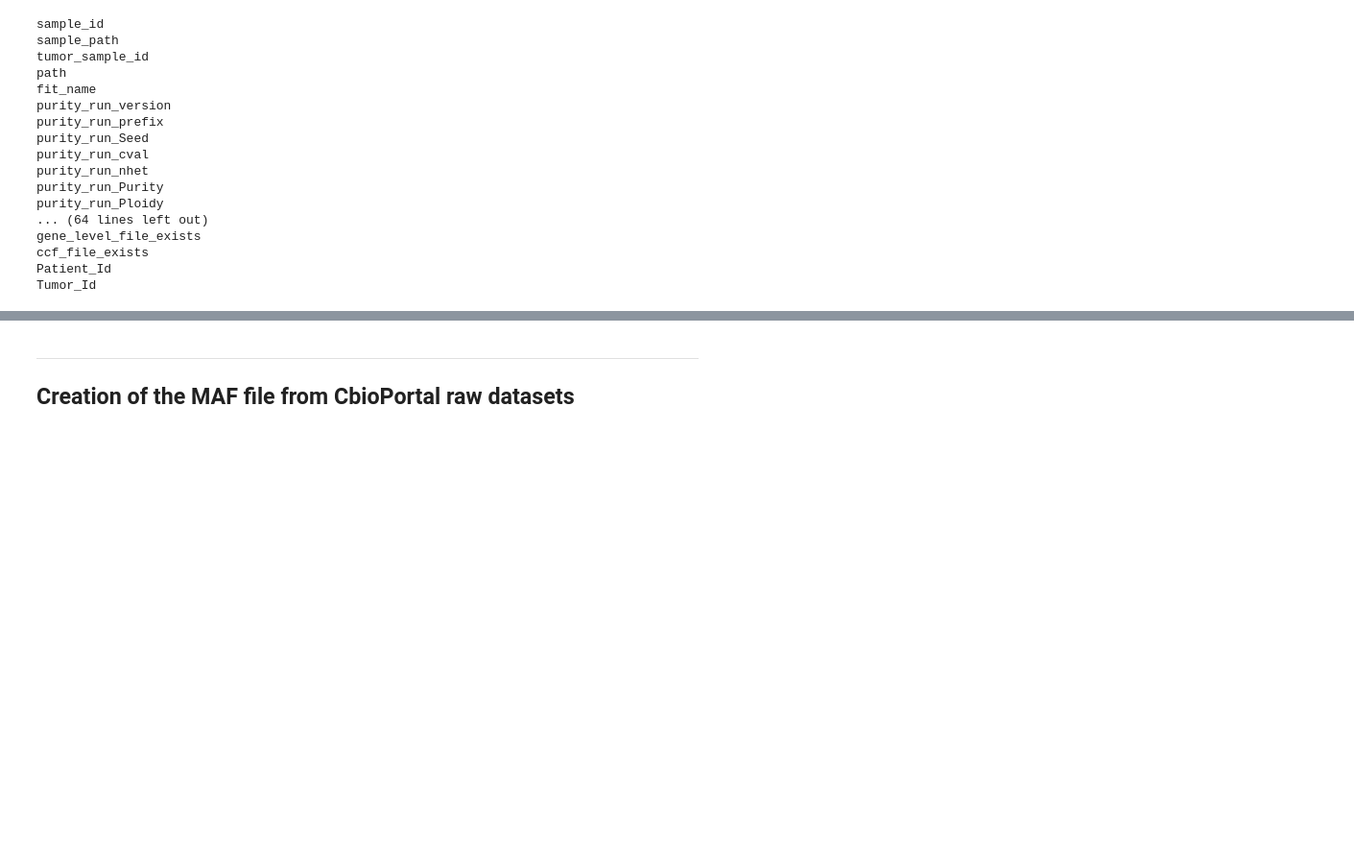
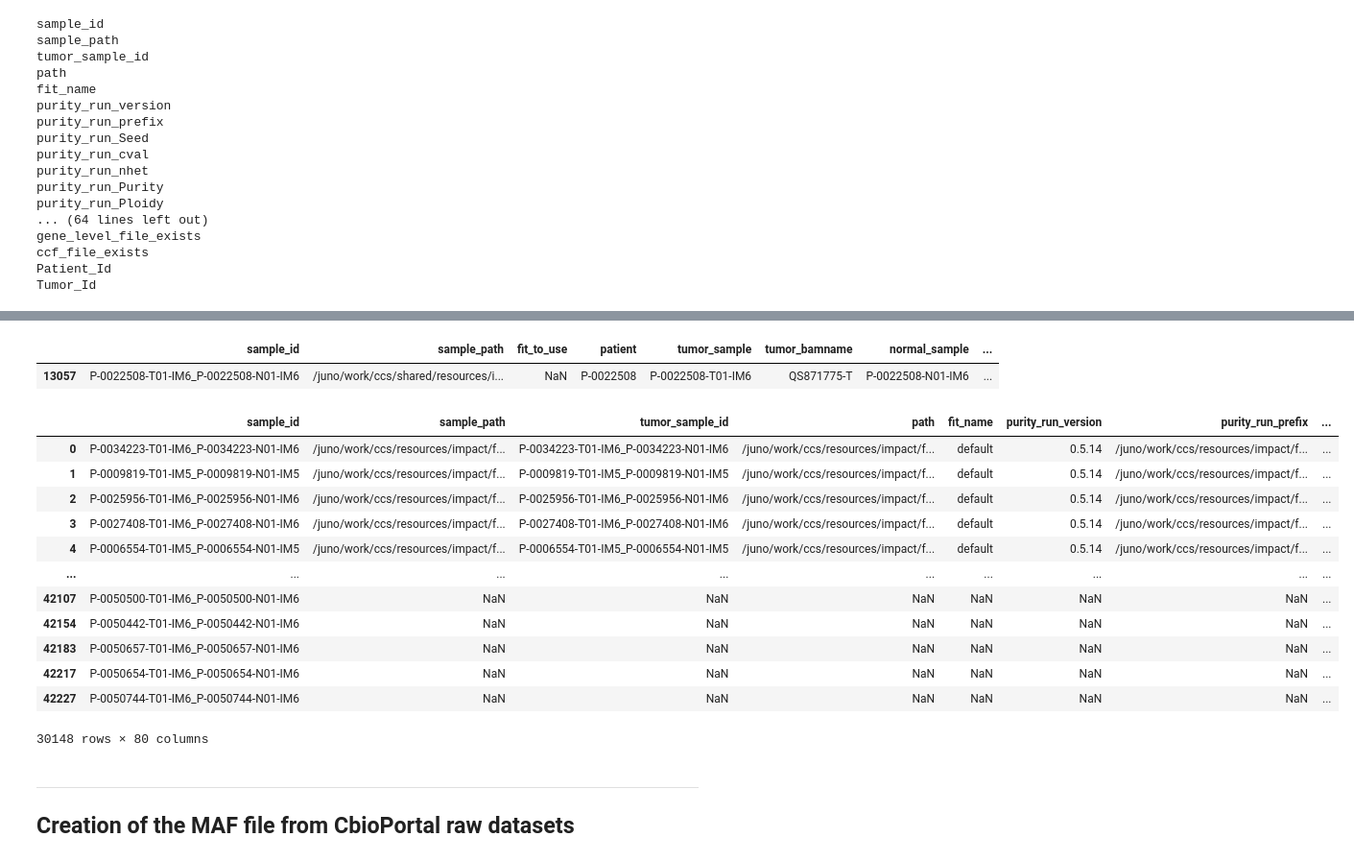
Before and after one commit to emilecohen/mskimpact_tp53_exploration, a Jupyter notebook: analysis/dataframe_generation/maf_cohort_creation.ipynb, the cells around one changed output, grey strips where cells are left out. Shown: that part at 96% size. Saved outputs shown, nothing was run; the diff lists cells and outputs as text; code cells hidden in the pictures; blank space fills up the shorter version.

```diff
--- a/analysis/dataframe_generation/maf_cohort_creation.ipynb
+++ b/analysis/dataframe_generation/maf_cohort_creation.ipynb
@@ -63,0 +72,4 @@ assert(len(cohort) == len(set(cohort.sample_id)))
+# %%
+maf_total_cohort = pd.read_csv(data_path + 'impact-facets-tp53/new_data_facets/msk_impact_facets_annotated.ccf.maf', sep='\t')
+total_cohort = pd.read_csv(data_path + 'impact-facets-tp53/new_data_facets/msk_impact_facets_annotated.cohort.txt', sep='\t')
+cohort_na_tp53 = maf_total_cohort[(maf_total_cohort.purity == 0.3)| (maf_total_cohort.purity.isna())][maf_total_cohort['Hugo_Symbol'] == 'TP53']
@@ -63,0 +118,5 @@ assert(len(cohort) == len(set(cohort.sample_id)))
+# %%
+total_cohort[total_cohort.tumor_sample == 'P-0022508-T01-IM6']
+# %% [output]
+|  | sample_id | sample_path | fit_to_use | patient | tumor_sample | tumor_bamname | normal_sample | ... |
+| 13057 | P-0022508-T01-IM6_P-0022508-N01-IM6 | /juno/work/ccs/shared/resources/i... | NaN | P-0022508 | P-0022508-T01-IM6 | QS871775-T | P-0022508-N01-IM6 | ... |
@@ -64,3 +131,19 @@ assert(len(cohort) == len(set(cohort.sample_id)))
+# %%
+cohort
+# %% [output]
+|  | sample_id | sample_path | tumor_sample_id | path | fit_name | purity_run_version | purity_run_prefix | ... |
+| 0 | P-0034223-T01-IM6_P-0034223-N01-IM6 | /juno/work/ccs/resources/impact/f... | P-0034223-T01-IM6_P-0034223-N01-IM6 | /juno/work/ccs/resources/impact/f... | default | 0.5.14 | /juno/work/ccs/resources/impact/f... | ... |
+| 1 | P-0009819-T01-IM5_P-0009819-N01-IM5 | /juno/work/ccs/resources/impact/f... | P-0009819-T01-IM5_P-0009819-N01-IM5 | /juno/work/ccs/resources/impact/f... | default | 0.5.14 | /juno/work/ccs/resources/impact/f... | ... |
+| 2 | P-0025956-T01-IM6_P-0025956-N01-IM6 | /juno/work/ccs/resources/impact/f... | P-0025956-T01-IM6_P-0025956-N01-IM6 | /juno/work/ccs/resources/impact/f... | default | 0.5.14 | /juno/work/ccs/resources/impact/f... | ... |
+| 3 | P-0027408-T01-IM6_P-0027408-N01-IM6 | /juno/work/ccs/resources/impact/f... | P-0027408-T01-IM6_P-0027408-N01-IM6 | /juno/work/ccs/resources/impact/f... | default | 0.5.14 | /juno/work/ccs/resources/impact/f... | ... |
+| 4 | P-0006554-T01-IM5_P-0006554-N01-IM5 | /juno/work/ccs/resources/impact/f... | P-0006554-T01-IM5_P-0006554-N01-IM5 | /juno/work/ccs/resources/impact/f... | default | 0.5.14 | /juno/work/ccs/resources/impact/f... | ... |
+| ... | ... | ... | ... | ... | ... | ... | ... | ... |
+| 42107 | P-0050500-T01-IM6_P-0050500-N01-IM6 | NaN | NaN | NaN | NaN | NaN | NaN | ... |
+| 42154 | P-0050442-T01-IM6_P-0050442-N01-IM6 | NaN | NaN | NaN | NaN | NaN | NaN | ... |
+| 42183 | P-0050657-T01-IM6_P-0050657-N01-IM6 | NaN | NaN | NaN | NaN | NaN | NaN | ... |
+| 42217 | P-0050654-T01-IM6_P-0050654-N01-IM6 | NaN | NaN | NaN | NaN | NaN | NaN | ... |
+| 42227 | P-0050744-T01-IM6_P-0050744-N01-IM6 | NaN | NaN | NaN | NaN | NaN | NaN | ... |
+30148 rows × 80 columns
 # %% [markdown]
 ---
 ## Creation of the MAF file from CbioPortal raw datasets
```
Also changed, not shown: parts of 14 cells of this notebook, 1 other file.
